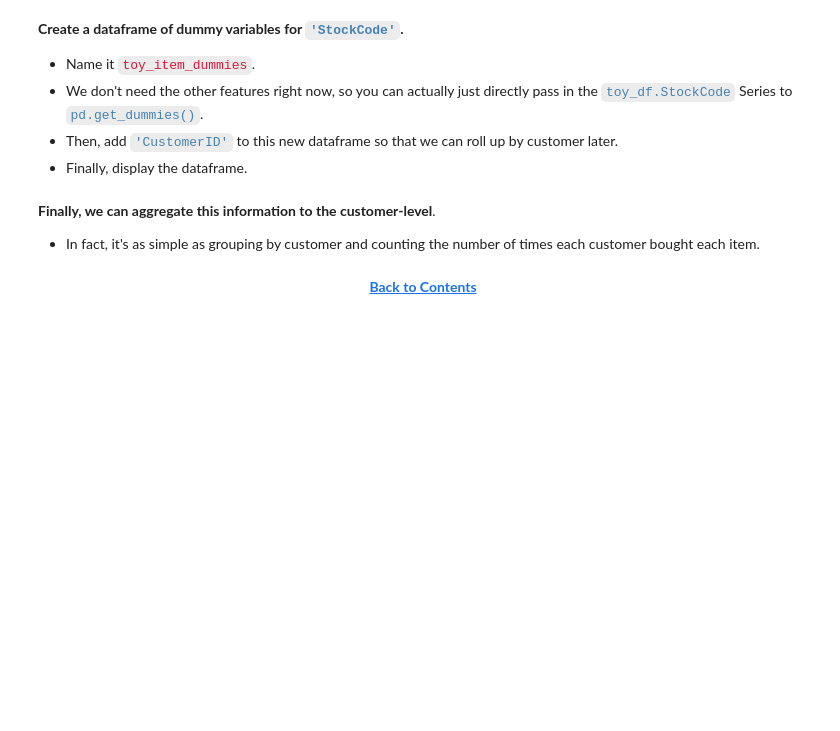
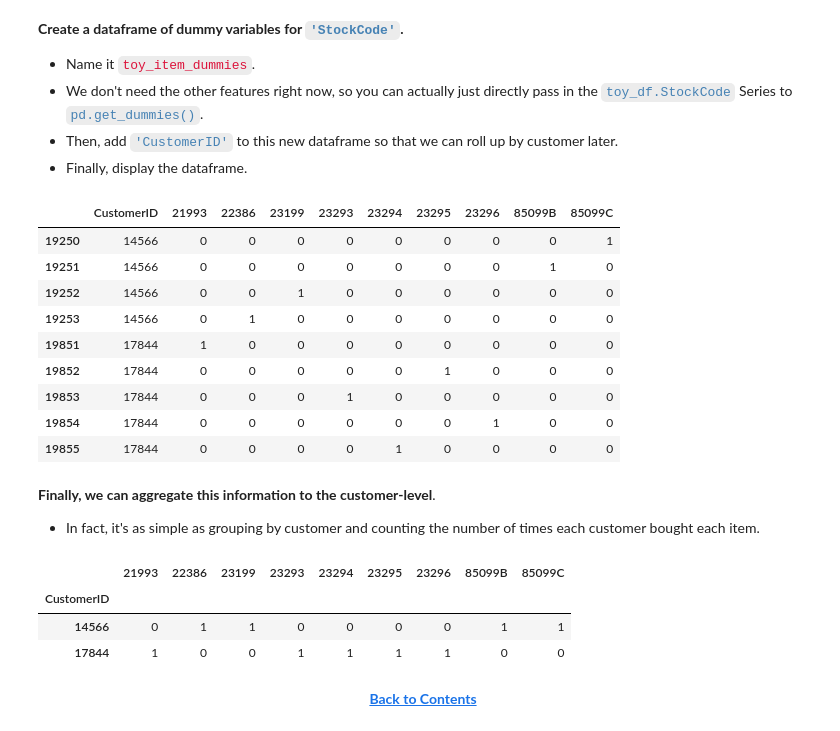
Before and after one commit to baskoroi/elite-ml, a Jupyter notebook: workbooks/project-4/Module 2 - Dimensionality Reduction.ipynb, the cells around one changed output. Drawn from its saved outputs; the diff is of its cells as text; code cells hidden in the pictures; blank space fills up the shorter version.

```diff
--- a/workbooks/project-4/Module 2 - Dimensionality Reduction.ipynb
+++ b/workbooks/project-4/Module 2 - Dimensionality Reduction.ipynb
@@ -91,6 +137,7 @@ To illustrate how we'll **roll up item information to the customer level**, let'
 * Then, display the toy dataframe.
 # %%
 # Create toy_df
-
+toy_df = df[df.CustomerID.isin([14566, 17844])]
 
 # Display toy_df
+toy_df
@@ -102,20 +160,39 @@ To illustrate how we'll **roll up item information to the customer level**, let'
 * Finally, display the dataframe.
 # %%
 # Get toy_item_dummies
-
+toy_item_dummies = pd.get_dummies(toy_df.StockCode)
 
 # Add CustomerID to toy_item_dummies
-
+# this is more preferred, since customer IDs are on left side ;)
+toy_item_dummies = toy_df[['CustomerID']].join(toy_item_dummies)
 
 # Display toy_item_dummies
+toy_item_dummies
+# %% [output]
+|  | CustomerID | 21993 | 22386 | 23199 | 23293 | 23294 | 23295 | 23296 | 85099B | 85099C |
+| 19250 | 14566 | 0 | 0 | 0 | 0 | 0 | 0 | 0 | 0 | 1 |
+| 19251 | 14566 | 0 | 0 | 0 | 0 | 0 | 0 | 0 | 1 | 0 |
+| 19252 | 14566 | 0 | 0 | 1 | 0 | 0 | 0 | 0 | 0 | 0 |
+| 19253 | 14566 | 0 | 1 | 0 | 0 | 0 | 0 | 0 | 0 | 0 |
+| 19851 | 17844 | 1 | 0 | 0 | 0 | 0 | 0 | 0 | 0 | 0 |
+| 19852 | 17844 | 0 | 0 | 0 | 0 | 0 | 1 | 0 | 0 | 0 |
+| 19853 | 17844 | 0 | 0 | 0 | 1 | 0 | 0 | 0 | 0 | 0 |
+| 19854 | 17844 | 0 | 0 | 0 | 0 | 0 | 0 | 1 | 0 | 0 |
+| 19855 | 17844 | 0 | 0 | 0 | 0 | 1 | 0 | 0 | 0 | 0 |
 # %% [markdown]
 **Finally, we can aggregate this information to the customer-level**.
 * In fact, it's as simple as grouping by customer and counting the number of times each customer bought each item.
 # %%
 # Create toy_item_data by aggregating at customer level
-
+toy_item_data = toy_item_dummies.groupby('CustomerID').sum()
 
 # Display toy_item_data
+toy_item_data
+# %% [output]
+|  | 21993 | 22386 | 23199 | 23293 | 23294 | 23295 | 23296 | 85099B | 85099C |
+| CustomerID |  |  |  |  |  |  |  |  |  |
+| 14566 | 0 | 1 | 1 | 0 | 0 | 0 | 0 | 1 | 1 |
+| 17844 | 1 | 0 | 0 | 1 | 1 | 1 | 1 | 0 | 0 |
 # %% [markdown]
 <p style="text-align:center; margin: 40px 0 40px 0; font-weight:bold">
 <a href="#toc">Back to Contents</a>
```
Also changed, not shown: parts of 16 cells of this notebook, 2 other files.
